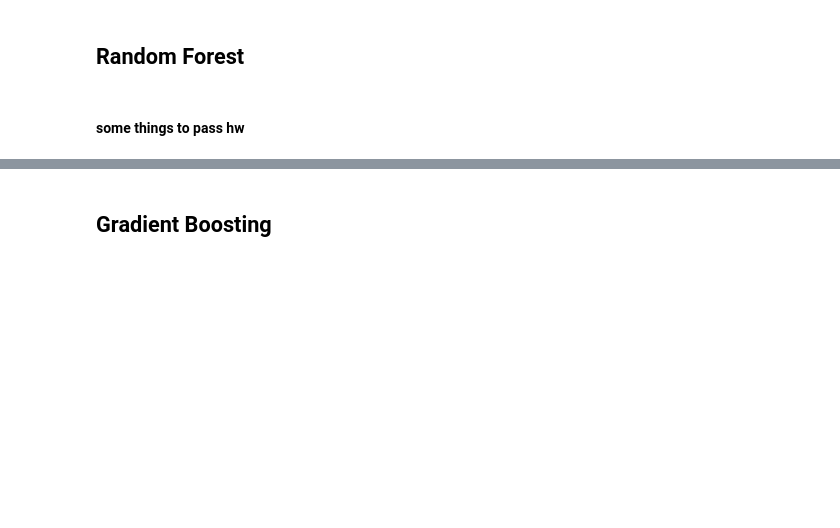
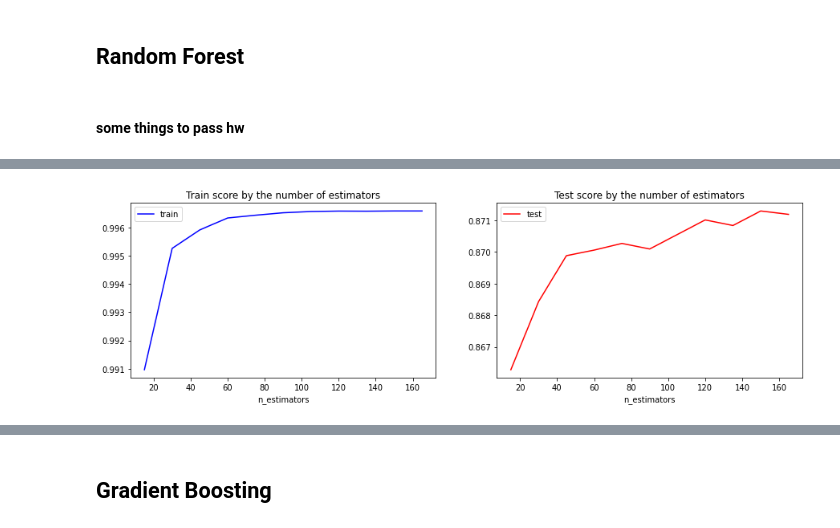
Before and after one commit to MaksimKrug/HSEIntroToML, a Jupyter notebook: Classification/New HW.ipynb, the cells around one changed output, grey strips where cells are left out. Cells and saved outputs as stored; diff of their text form; code cells hidden in the pictures; blank space fills up the shorter version.

```diff
--- a/Classification/New HW.ipynb
+++ b/Classification/New HW.ipynb
@@ -18,7 +19,7 @@ df.shape
 (283043, 33)
 # %%
 from sklearn.model_selection import train_test_split
-X_train, X_test, y_train, y_test = train_test_split(df.drop(columns=['kilometer']), df['kilometer'],
-                                                    test_size=0.2, random_state=42)
-X_train.shape, X_test.shape
+X_train, X_val, y_train, y_val = train_test_split(df.drop(columns=['kilometer']), df['kilometer'],
+                                                    test_size=0.1, random_state=42)
+X_train.shape, X_val.shape
 # %% [output]
@@ -60,3 +74,26 @@ for max_feature in ["sqrt", "log2", None]:
+# %%
+errors = {'train':[], 'test':[]}
+
+for n_estimators in tqdm(np.arange(15, 176, 15)):
+    model = RandomForestClassifier(n_estimators=n_estimators, random_state=42, class_weight='balanced', n_jobs=-1)
+    model.fit(X_train, y_train)
+    errors['train'].append(model.score(X_train, y_train))
+    errors['test'].append(model.score(X_val, y_val))
+
+errors = pd.DataFrame(errors, index=np.arange(15, 176, 15))
+# %%
+fig, ax = plt.subplots(1, 2, figsize=(15,4))
+ax[0].plot(errors['train'], label='train', color='blue')
+ax[1].plot(errors['test'], label='test', color='red')
+ax[0].set_xlabel('n_estimators')
+ax[1].set_xlabel('n_estimators')
+ax[0].set_title('Train score by the number of estimators')
+ax[1].set_title('Test score by the number of estimators')
+ax[0].legend()
+ax[1].legend()
+plt.plot();
+# %% [output]
+[figure, added]
 # %%
 def objective(trial):
     # params
```
Also changed, not shown: parts of 27 cells of this notebook.
